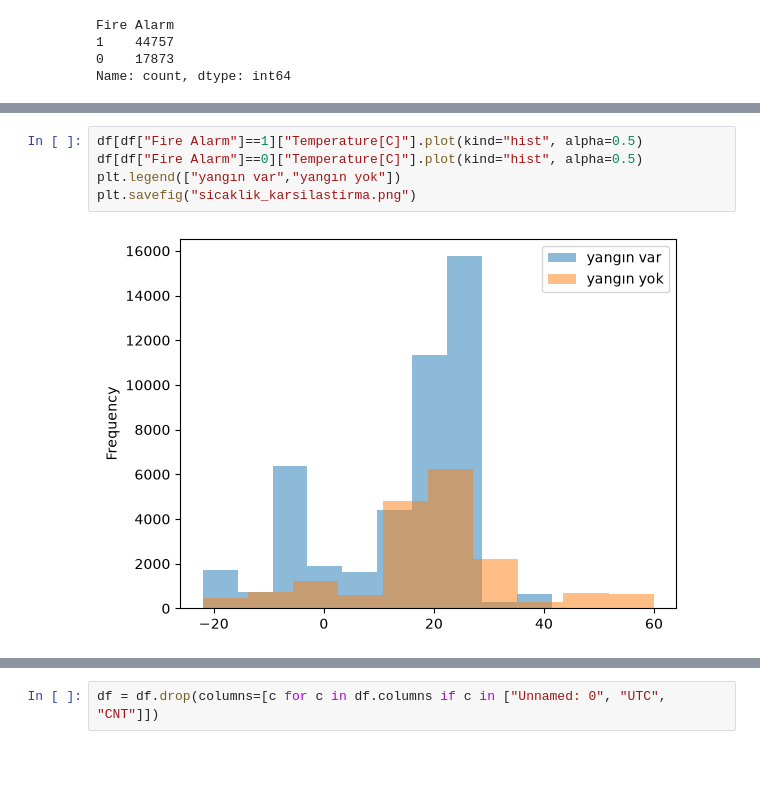
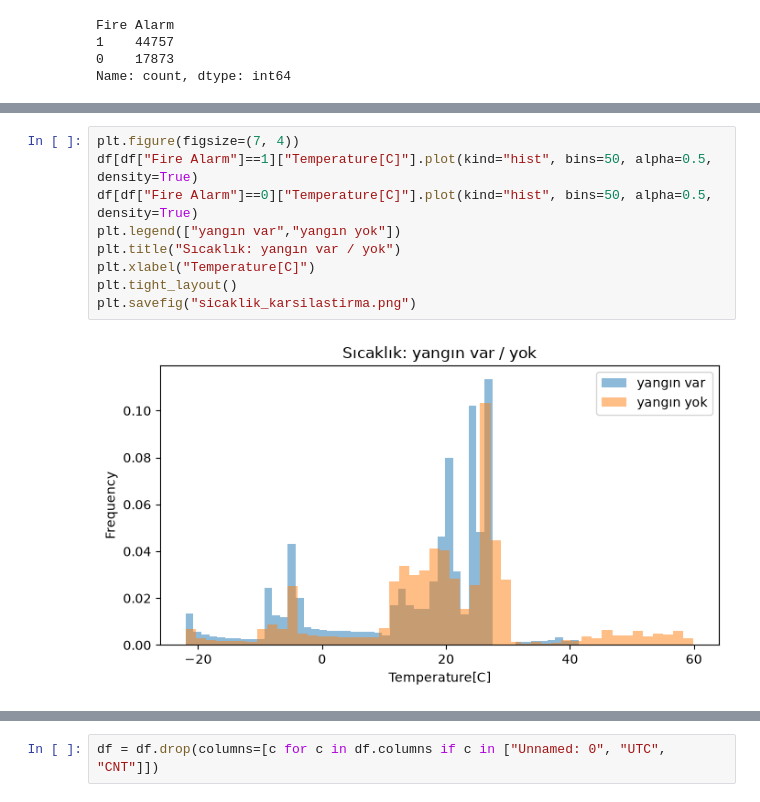
Before and after one commit to karyacankaya/yangin-tespit-asistani, a Jupyter notebook: notebooks/01_sensor_eda.ipynb, the cells around one changed output, grey strips where cells are left out. Saved outputs shown, nothing was run; the diff lists cells and outputs as text; blank space fills up the shorter version.

```diff
--- a/notebooks/01_sensor_eda.ipynb
+++ b/notebooks/01_sensor_eda.ipynb
@@ -50,8 +54,12 @@ plt.savefig("sinif_dagilimi.png")
 # %%
-df[df["Fire Alarm"]==1]["Temperature[C]"].plot(kind="hist", alpha=0.5)
-df[df["Fire Alarm"]==0]["Temperature[C]"].plot(kind="hist", alpha=0.5)
+plt.figure(figsize=(7, 4))
+df[df["Fire Alarm"]==1]["Temperature[C]"].plot(kind="hist", bins=50, alpha=0.5, density=True)
+df[df["Fire Alarm"]==0]["Temperature[C]"].plot(kind="hist", bins=50, alpha=0.5, density=True)
 plt.legend(["yangın var","yangın yok"])
+plt.title("Sıcaklık: yangın var / yok")
+plt.xlabel("Temperature[C]")
+plt.tight_layout()
 plt.savefig("sicaklik_karsilastirma.png")
 # %% [output]
-[figure, old version]
+[figure, new version]
 # %%
```
Also changed, not shown: parts of 4 cells of this notebook, 5 other files.
